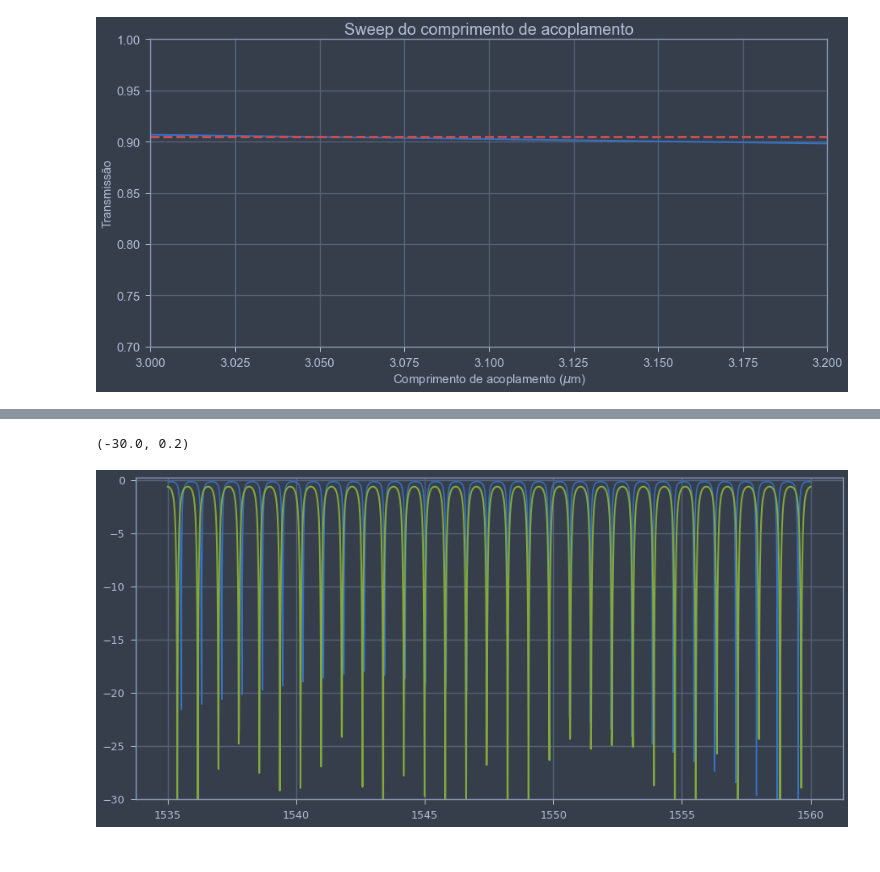
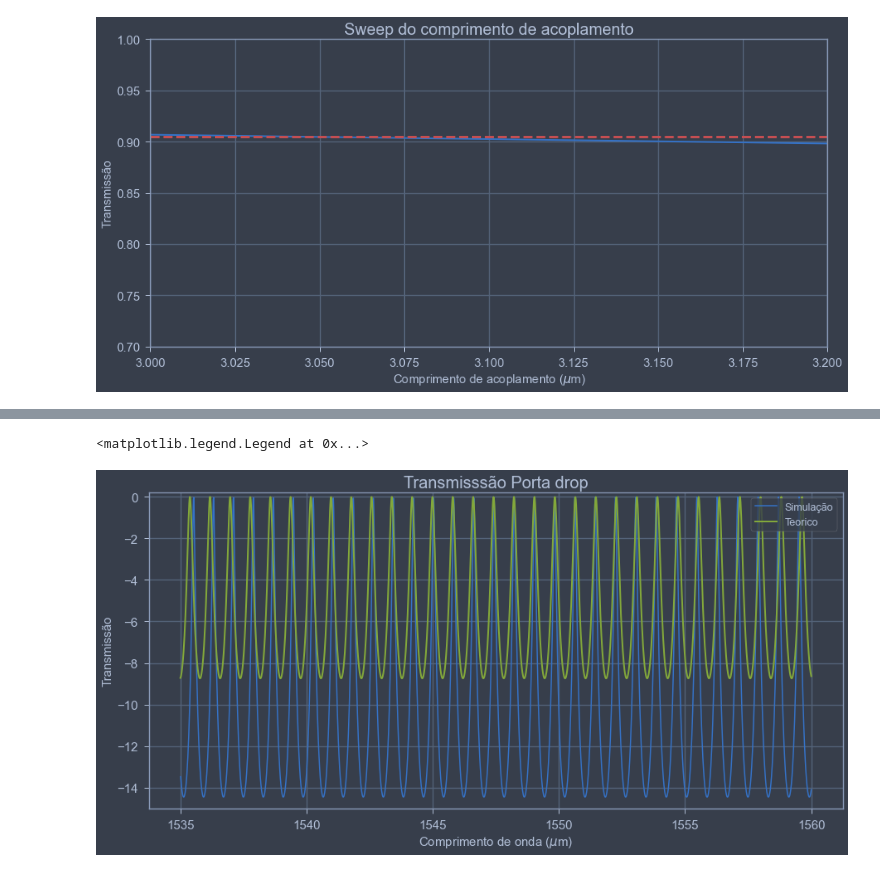
Before and after one commit to LucasLobo7/Anelderessonancia, a Jupyter notebook: graficos.ipynb, the cells around one changed output, grey strips where cells are left out. Drawn from its saved outputs; the diff is of its cells as text; code cells hidden in the pictures.

```diff
--- a/graficos.ipynb
+++ b/graficos.ipynb
@@ -11,12 +11,12 @@ import sys
 import pickle
 import matplotlib.ticker as plticker
 
-#os.add_dll_directory('C:\\Program Files\\Lumerical\\v202\\api\\python\\')
-#lumapi = imp.load_source('lumapi','C:\\Program Files\\Lumerical\\v202\\api\\python\\lumapi.py')
+os.add_dll_directory('C:\\Program Files\\Lumerical\\v202\\api\\python\\')
+lumapi = imp.load_source('lumapi','C:\\Program Files\\Lumerical\\v202\\api\\python\\lumapi.py')
 
-sys.path.append("/opt/lumerical/v221/api/python") #Default linux lumapi path
-import lumapi
-sys.path.append(os.path.dirname('/media/lucas/datam01/LucasLobo/RessonanceRIng')) #Current directory
+#sys.path.append("/opt/lumerical/v221/api/python") #Default linux lumapi path
+#import lumapi
+#sys.path.append(os.path.dirname('/media/lucas/datam01/LucasLobo/RessonanceRIng')) #Current directory
 
 from jupyterthemes import jtplot
 
@@ -290,0 +308,15 @@ inter = lumapi.INTERCONNECT(filename= 'anelinter.icp')
+# %%
+plt.rcParams["figure.figsize"] =(15,7)
+tpass = inter.getresult('ONA_1','input 1/mode 1/transmission')
+tdrop = inter.getresult('ONA_1','input 2/mode 1/transmission')
+print(tpass.keys())
+plt.plot(tpass['wavelength']*1e9,(tpass['TE transmission'])+abs(tdrop['TE transmission']),linewidth=2)
+
+#plt.xlim(1500,1600)
+#plt.ylim(-0.6,0.2)
+plt.legend(['pass','drop'],loc='upper left',fontsize =15)
+plt.xlabel(r'$\lambda$ (nm)',fontsize =15)
+plt.ylabel(r'Insertion Loss (dB)',fontsize =15)
+plt.xticks(fontsize =15)
+plt.yticks(fontsize =15)
+plt.title(r'Insertion Loss  X  $\lambda$',fontsize =20)
@@ -291,12 +327,19 @@ inter = lumapi.INTERCONNECT(filename= 'anelinter.icp')
 # %%
 
 tpass = inter.getresult('ONA_1','input 1/mode 1/gain')
 tdrop = inter.getresult('ONA_1','input 2/mode 1/gain')
-plt.plot(tpass['wavelength']*1e9,tpass['TE gain (dB)'])
-#plt.plot(tdrop['wavelength']*1e9,tdrop['TE gain (dB)'])
-plt.plot(comprimento*1e9,10*np.log10(Tpteo),linewidth=2)
-#plt.plot(comprimento*1e9,10*np.log10(Tdteo),linewidth=2)
-plt.ylim(-30,0.2)
+#plt.plot(tpass['wavelength']*1e9,tpass['TE gain (dB)'])
+plt.plot(tdrop['wavelength']*1e9,tdrop['TE gain (dB)'])
+#plt.plot(comprimento*1e9,10*np.log10(Tpteo),linewidth=2)
+plt.plot(comprimento*1e9,10*np.log10(Tdteo),linewidth=2)
+plt.ylim(-15,0.2)
+
+plt.xlabel(r'Comprimento de onda ($\mu$m)',fontsize =15)
+plt.ylabel(r'Transmissão',fontsize =15)
+plt.xticks(fontsize =15)
+plt.yticks(fontsize =15)
+plt.title(r'Transmisssão Porta drop',fontsize =20)
+plt.legend(['Simulação','Teorico'])
 # %% [output]
-(-30.0, 0.2)
+<matplotlib.legend.Legend at 0x...>
-[figure, old version]
+[figure, new version]
```
Also changed, not shown: parts of 6 cells of this notebook, 54 other files.
